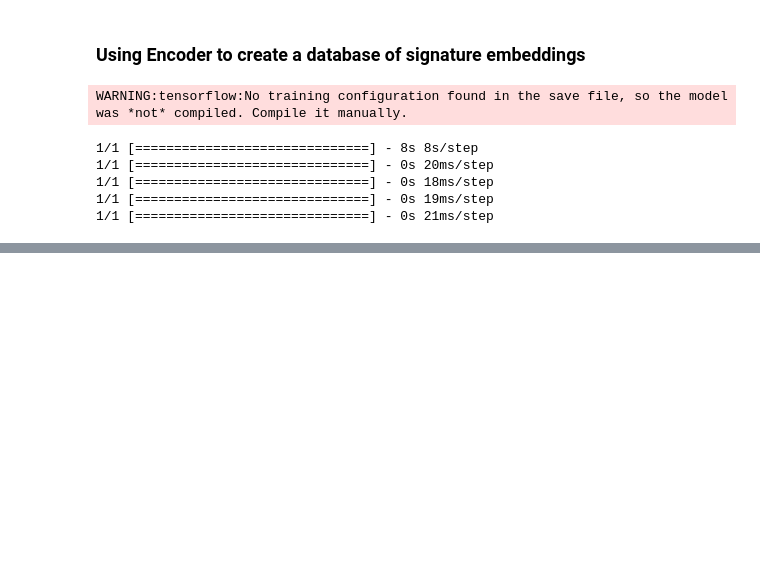
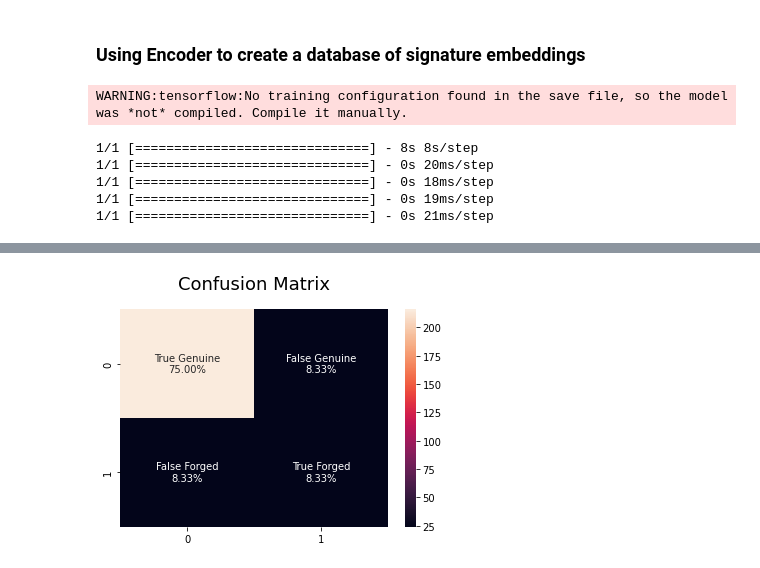
Before and after one commit to aymanmostafa11/signature-identifiation-and-verification, a Jupyter notebook: notebooks/Signature_Verification.ipynb, the cells around one changed output, grey strips where cells are left out. Drawn from its saved outputs; the diff is of its cells as text; code cells hidden in the pictures; blank space fills up the shorter version.

Commit message:
Added model evaluation

```diff
--- a/notebooks/Signature_Verification.ipynb
+++ b/notebooks/Signature_Verification.ipynb
@@ -323,14 +323,10 @@ EPOCH 2/2:
 #### Saving the Model
 # %%
 def extract_encoder(model):
-    encoder = get_encoder((256, 256, 3))
+    encoder = get_encoder(INPUT_SIZE)
     i=0
-    for e_layer in model.layers[0].layers[3].layers:
-        layer_weight = e_layer.get_weights()
+    for encoder_layer in model.layers[0].layers[3].layers:
+        layer_weight = encoder_layer.get_weights()
         encoder.layers[i].set_weights(layer_weight)
         i+=1
     return encoder
-
-encoder = extract_encoder(siamese_model)
-encoder.save_weights("encoder")
-encoder.summary()
@@ -355,10 +332,0 @@ _________________________________________________________________
-# %%
-def verify(anchor_signature, signature_to_verify, threshold, encoder):
-
-  anchor_embedding = encoder.predict(anchor_signature)
-  embedding_to_verify = encoder.predict(signature_to_verify)
-
-  distance = np.linalg.norm(np.subtract(anchor_embedding, embedding_to_verify))
-  verified = np.where(distance<threshold, 0, 1)
-
-  return verified
@@ -397,0 +391,16 @@ pickle.dump(embeddings_dict, open('saved_embeddings.p', 'wb'))
+# %%
+os.chdir('/content')
+database = pickle.load(open('saved_embeddings.p', 'rb'))
+# %%
+def verify(anchor_embedding, signature_to_verify, encoder, threshold = 0.8):
+  """
+  verifies a single image,
+  returns 1 for genuine signatures and 0 for forged signatures.
+
+  """
+  embedding_to_verify = encoder.predict(signature_to_verify)
+
+  distance = np.linalg.norm(np.subtract(anchor_embedding, embedding_to_verify))
+  verified = 1 if distance<threshold else 0
+
+  return verified
@@ -397,0 +456,3 @@ pickle.dump(embeddings_dict, open('saved_embeddings.p', 'wb'))
+# %%
+evaluate_model(test_triplets, 0.6)
+# %% [output]
@@ -397,0 +476 @@ pickle.dump(embeddings_dict, open('saved_embeddings.p', 'wb'))
+[figure, added]
```
Also changed, not shown: parts of 13 cells of this notebook.
